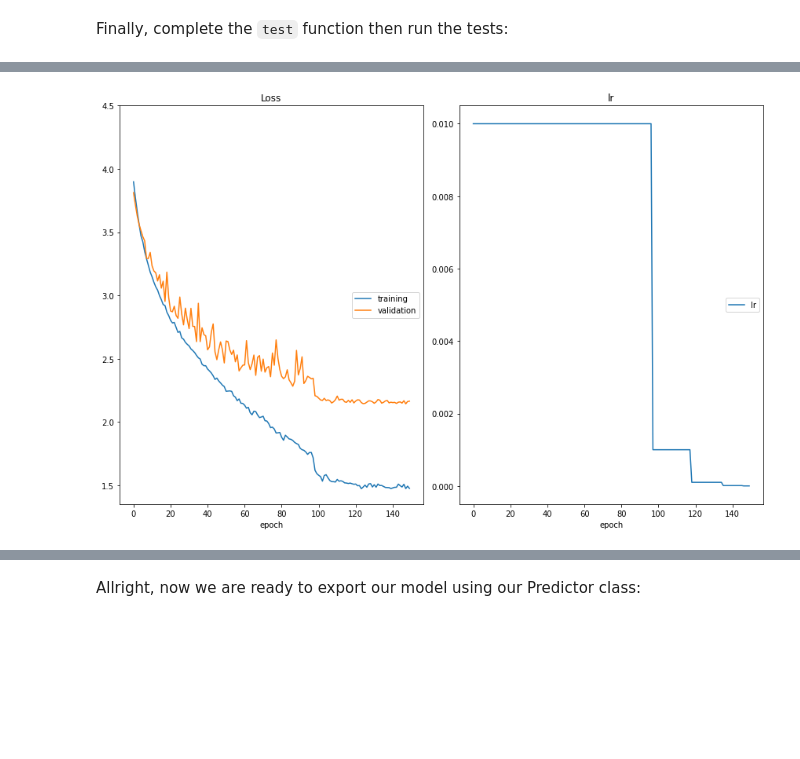
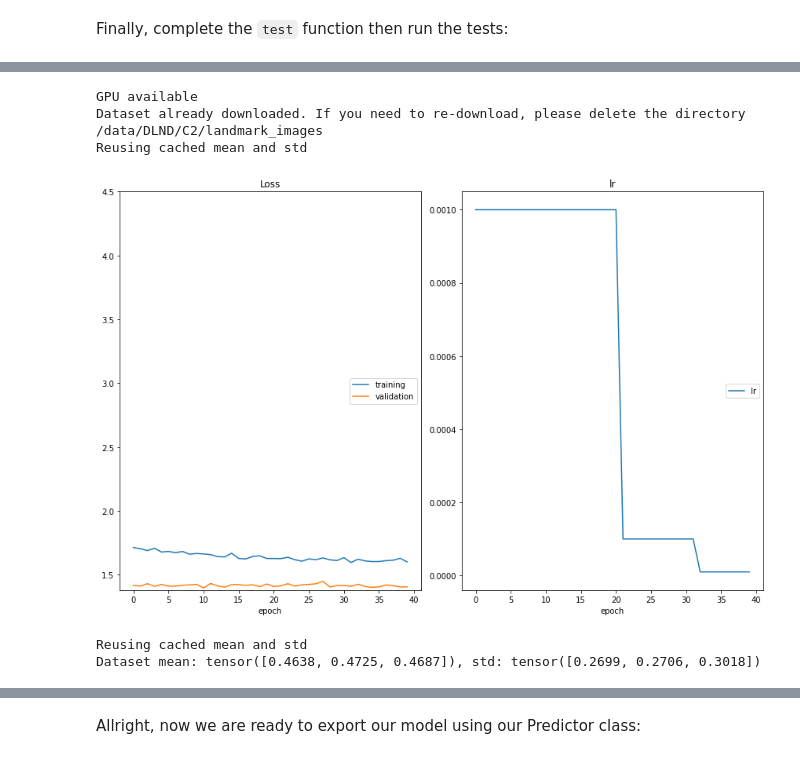
Before and after one commit to diwamanic/Udacity_Deep_Learning_Landmark_Classification_And_Tagging_for_Social_Media, a Jupyter notebook: cnn_from_scratch.ipynb, the cells around one changed output, grey strips where cells are left out. Cells and saved outputs as stored; diff of their text form; code cells hidden in the pictures; blank space fills up the shorter version.

```diff
--- a/cnn_from_scratch.ipynb
+++ b/cnn_from_scratch.ipynb
@@ -354,45 +340,71 @@ Let's start by defining a few hyperparameters. Feel free to experiment with diff
+# %%
+from src.helpers import setup_env
+
+# If running locally, this will download dataset (make sure you have at
+# least 2 Gb of space on your hard drive)
+setup_env()
+# %% [output]
+GPU available
+Dataset already downloaded. If you need to re-download, please delete the directory /data/DLND/C2/landmark_images
+Reusing cached mean and std
 # %%
 batch_size = 64        # size of the minibatch for stochastic gradient descent (or Adam)
 valid_size = 0.2       # fraction of the training data to reserve for validation
-num_epochs = 150        # number of epochs for training
+num_epochs = 40        # number of epochs for training
 num_classes = 50       # number of classes. Do not change this
 dropout = 0.3          # dropout for our model
-learning_rate = 0.01  # Learning rate for SGD (or Adam)
+learning_rate = 0.001  # Learning rate for SGD (or Adam)
 opt = 'sgd'            # optimizer. 'sgd' or 'adam'
 weight_decay = 0.0002     # regularization. Increase this to combat overfitting
 # %%
 from src.data import get_data_loaders
 from src.train import optimize
 from src.optimization import get_optimizer, get_loss
 from src.model import MyModel
+import torch
 
 # get the data loaders using batch_size and valid_size defined in the previous
 # cell
 # HINT: do NOT copy/paste the values. Use the variables instead
 data_loaders = get_data_loaders(batch_size, valid_size)
 
 # instance model MyModel with num_classes and drouput defined in the previous
 # cell
 model = MyModel(num_classes, dropout)
+
+model.load_state_dict(torch.load('./checkpoints/best_val_loss_newCl_24.pt'))
+#model.load_state_dict(torch.load('./checkpoints/best_val_loss.pt'))
 
 # Get the optimizer using get_optimizer and the model you just created, the learning rate,
 # the optimizer and the weight decay specified in the previous cell
 optimizer = get_optimizer(model, optimizer=opt, learning_rate=learning_rate, weight_decay=weight_decay)
 
 # Get the loss using get_loss
 loss = get_loss()
 
 optimize(
     data_loaders,
     model,
     optimizer,
     loss,
     n_epochs=num_epochs,
-    save_path="checkpoints/best_val_loss.pt",
+    save_path="checkpoints/best_val_loss_newCl_25.pt",
     interactive_tracking=True
 )
 # %% [output]
-[figure, old version]
+[figure, new version]
+# %%
+from src.data import get_data_loaders
+from src.train import optimize
+from src.optimization import get_optimizer, get_loss
+from src.model import MyModel
+import torch
+
+data_loaders = get_data_loaders(batch_size, valid_size)
+loss = get_loss()
+# %% [output]
+Reusing cached mean and std
+Dataset mean: tensor([0.4638, 0.4725, 0.4687]), std: tensor([0.2699, 0.2706, 0.3018])
 # %% [markdown]
 ---
 ## <img src="static_images/icons/noun-advance-2109145.png" alt=">" style="width:50px"/> Step 6: testing against the Test Set
```
Also changed, not shown: parts of 21 cells of this notebook.
